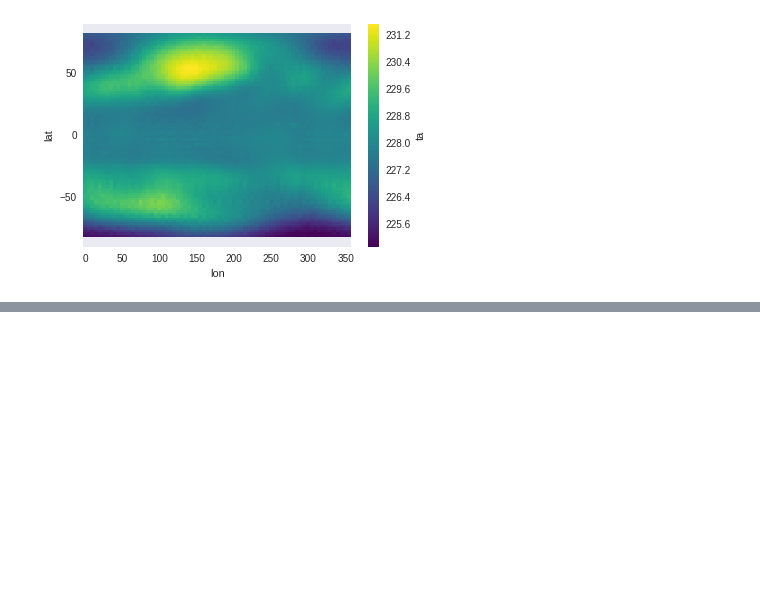
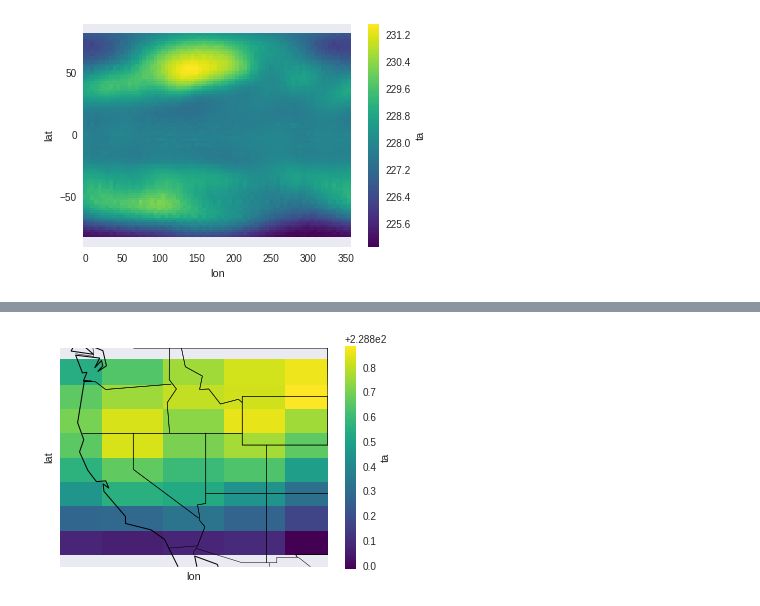
Before and after one commit to strongh/DIRECT-STEM-climate-workshop, a Jupyter notebook: notebooks/X-Array.ipynb, the cells around one changed output, grey strips where cells are left out. Saved outputs shown, nothing was run; the diff lists cells and outputs as text; code cells hidden in the pictures; blank space fills up the shorter version.

```diff
--- a/notebooks/X-Array.ipynb
+++ b/notebooks/X-Array.ipynb
@@ -81,0 +72,9 @@ Reduce this Dataset's data by applying `mean` along some
+# %%
+map = Basemap(llcrnrlon=-126, llcrnrlat=31, urcrnrlon=-104, urcrnrlat=49)
+mean_temps_sub["ta"].plot()
+map.drawstates()
+map.drawcountries()
+map.drawcoastlines()
+plt.show()
+# %% [output]
+[figure, added]
```
Also changed, not shown: parts of 8 cells of this notebook, 1 other file.
